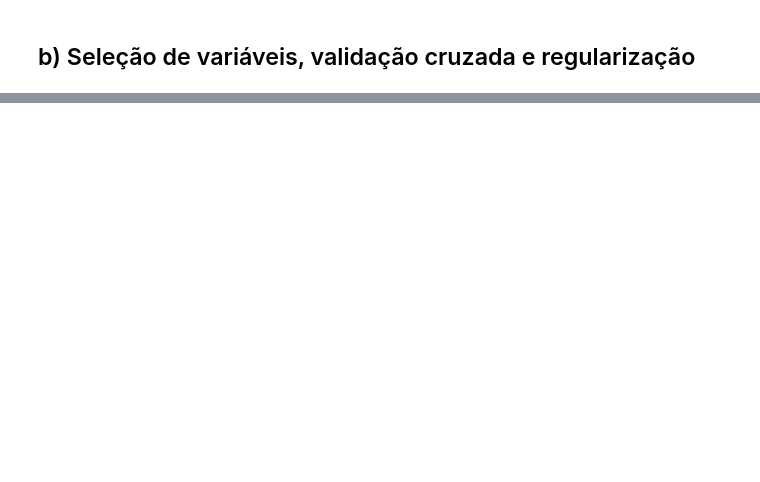
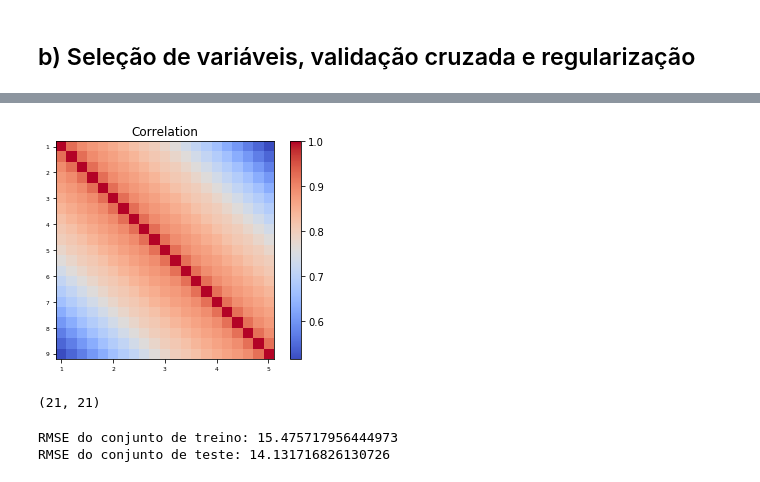
Before and after one commit to RafaelGoncalves8/machine-learning, a Jupyter notebook: deliver/EFC1 - Regressao Linear.ipynb, the cells around one changed output, grey strips where cells are left out. Saved outputs shown, nothing was run; the diff lists cells and outputs as text; code cells hidden in the pictures; blank space fills up the shorter version.

```diff
--- a/deliver/EFC1 - Regressao Linear.ipynb
+++ b/deliver/EFC1 - Regressao Linear.ipynb
@@ -102,8 +102,8 @@ dataset.shape
 ### Cria conjunto de teste e conjunto de treino
 # %%
 K = 20 # temporal window size
-N = dataset.shape[0] # number of samples
-M = N-K+1 # number of samples of new dataset
+N = np.size(dataset) # number of samples
+M = N-K # number of samples of new dataset
 X = np.empty((M,K))
 y = np.empty((M,1))
 
@@ -112,8 +112,11 @@ for i in range(M):
         X[i][k] = dataset.flatten()[(i+K) - (k + 1)]
     y[i][0] = (dataset.flatten()[i+K])
 # %%
-X_train = np.array(X[:-5])
-X_test = np.array(X[-5:])
-y_train = np.array(y[:-5])
-y_test = np.array(y[-5:])
+n_test_samples = 5*12 # 5 years
+
+X_train = np.array(X[:-n_test_samples])
+y_train = np.array(y[:-n_test_samples])
+
+X_test = np.array(X[-n_test_samples:])
+y_test = np.array(y[-n_test_samples:])
 # %%
@@ -234,0 +270,19 @@ plt.show()
+# %%
+corr = np.corrcoef(np.hstack(( y_train, X_train)).T)
+fig = plt.figure()
+ax1 = fig.add_subplot(111)
+cax = ax1.imshow(corr, interpolation="nearest", cmap='coolwarm')
+ax1.grid(False)
+plt.title('Correlation')
+labels=[e for e in range(21)]
+ax1.set_xticklabels(labels,fontsize=6)
+ax1.set_yticklabels(labels,fontsize=6)
+# Add colorbar, make sure to specify tick locations to match desired ticklabels
+fig.colorbar(cax)
+plt.show()
+# %% [output]
+[figure, added]
+# %%
+corr.shape
+# %% [output]
+(21, 21)
@@ -234,0 +294,5 @@ plt.show()
+# %%
+print("RMSE do conjunto de treino: {}\nRMSE do conjunto de teste: {}".format(rmse(out_train, y_train), rmse(out_test, y_test)))
+# %% [output]
+RMSE do conjunto de treino: 15.475717956444973
+RMSE do conjunto de teste: 14.131716826130726
```
Also changed, not shown: parts of 28 cells of this notebook.
